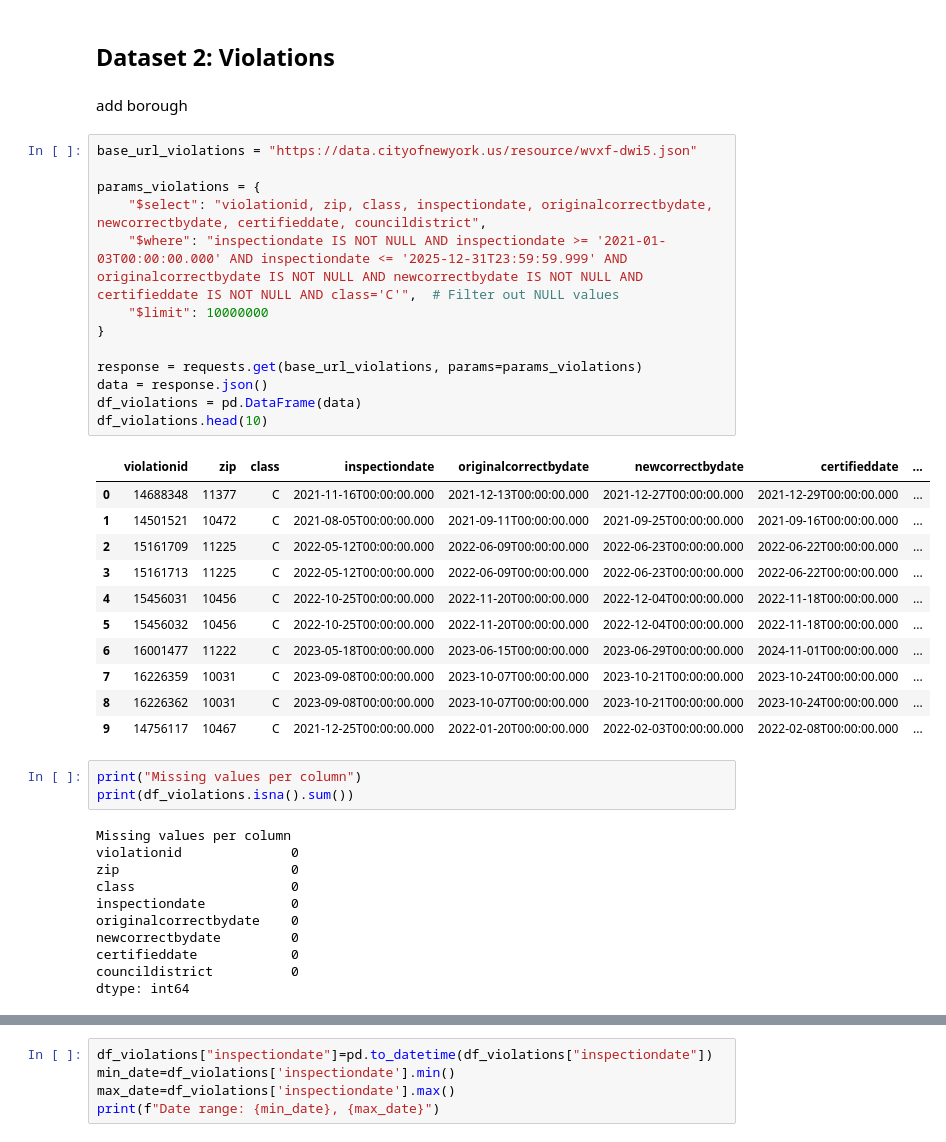
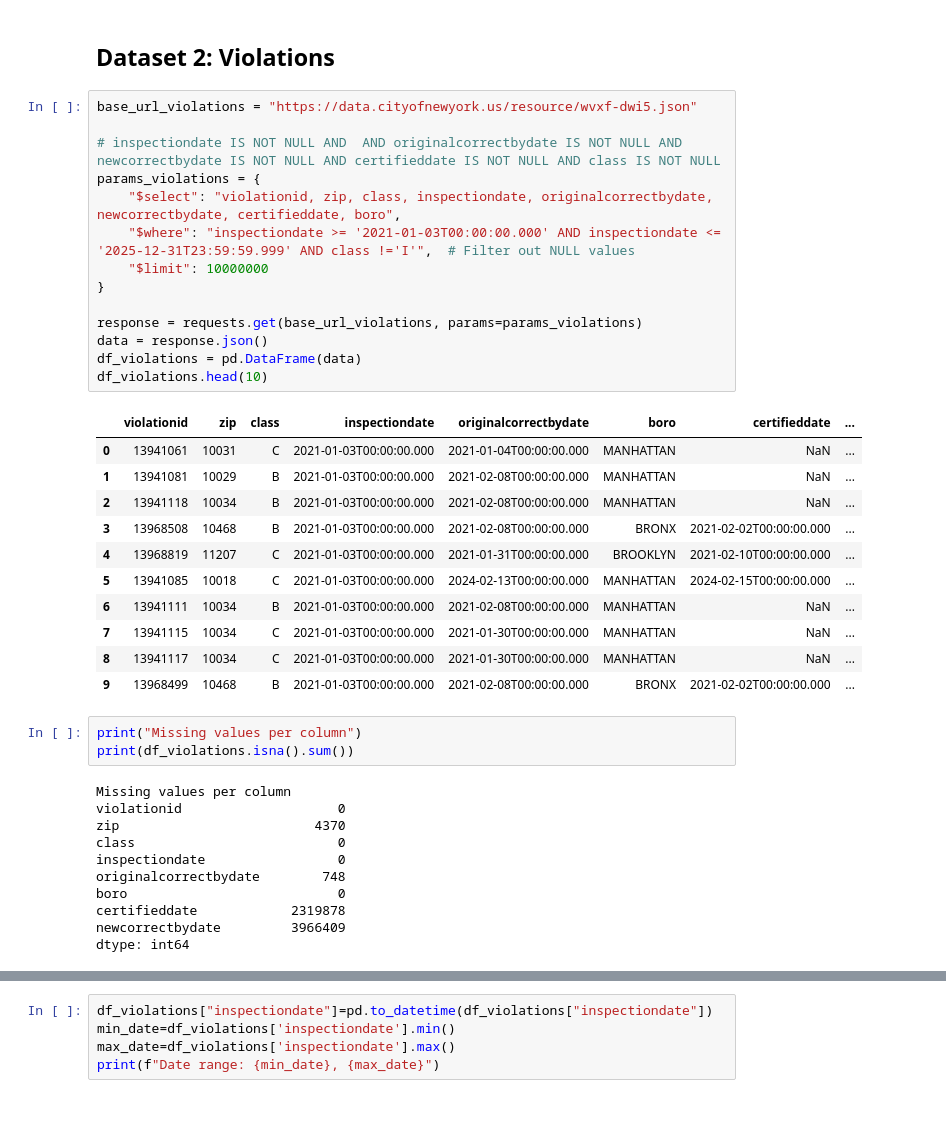
Before and after one commit to mariatmvendas/sdata_project, a Jupyter notebook: build_datasets.ipynb, the cells around one changed output, grey strips where cells are left out. Drawn from its saved outputs; the diff is of its cells as text; blank space fills up the shorter version.

Commit message:
started violations

```diff
--- a/build_datasets.ipynb
+++ b/build_datasets.ipynb
@@ -154,46 +154,45 @@ df_complaints_copy = df_complaints_copy.sort_values("created_date", ascending=Fa
 df_complaints_copy.to_csv('data/complaints20_25_original.csv', index=False)
 # %% [markdown]
 ## Dataset 2: Violations
-# %% [markdown]
-add borough
 # %%
 base_url_violations = "https://data.cityofnewyork.us/resource/wvxf-dwi5.json"
 
+# inspectiondate IS NOT NULL AND  AND originalcorrectbydate IS NOT NULL AND newcorrectbydate IS NOT NULL AND certifieddate IS NOT NULL AND class IS NOT NULL
 params_violations = {
-    "$select": "violationid, zip, class, inspectiondate, originalcorrectbydate, newcorrectbydate, certifieddate, councildistrict",
-    "$where": "inspectiondate IS NOT NULL AND inspectiondate >= '2021-01-03T00:00:00.000' AND inspectiondate <= '2025-12-31T23:59:59.999' AND originalcorrectbydate IS NOT NULL AND newcorrectbydate IS NOT NULL AND certifieddate IS NOT NULL AND class='C'",  # Filter out NULL values
+    "$select": "violationid, zip, class, inspectiondate, originalcorrectbydate, newcorrectbydate, certifieddate, boro",
+    "$where": "inspectiondate >= '2021-01-03T00:00:00.000' AND inspectiondate <= '2025-12-31T23:59:59.999' AND class !='I'",  # Filter out NULL values
     "$limit": 10000000
 }
 
 response = requests.get(base_url_violations, params=params_violations)
 data = response.json()
 df_violations = pd.DataFrame(data)
 df_violations.head(10)
 # %% [output]
-|  | violationid | zip | class | inspectiondate | originalcorrectbydate | newcorrectbydate | certifieddate | ... |
-| 0 | 14688348 | 11377 | C | 2021-11-16T00:00:00.000 | 2021-12-13T00:00:00.000 | 2021-12-27T00:00:00.000 | 2021-12-29T00:00:00.000 | ... |
-| 1 | 14501521 | 10472 | C | 2021-08-05T00:00:00.000 | 2021-09-11T00:00:00.000 | 2021-09-25T00:00:00.000 | 2021-09-16T00:00:00.000 | ... |
-| 2 | 15161709 | 11225 | C | 2022-05-12T00:00:00.000 | 2022-06-09T00:00:00.000 | 2022-06-23T00:00:00.000 | 2022-06-22T00:00:00.000 | ... |
-| 3 | 15161713 | 11225 | C | 2022-05-12T00:00:00.000 | 2022-06-09T00:00:00.000 | 2022-06-23T00:00:00.000 | 2022-06-22T00:00:00.000 | ... |
-| 4 | 15456031 | 10456 | C | 2022-10-25T00:00:00.000 | 2022-11-20T00:00:00.000 | 2022-12-04T00:00:00.000 | 2022-11-18T00:00:00.000 | ... |
-| 5 | 15456032 | 10456 | C | 2022-10-25T00:00:00.000 | 2022-11-20T00:00:00.000 | 2022-12-04T00:00:00.000 | 2022-11-18T00:00:00.000 | ... |
-| 6 | 16001477 | 11222 | C | 2023-05-18T00:00:00.000 | 2023-06-15T00:00:00.000 | 2023-06-29T00:00:00.000 | 2024-11-01T00:00:00.000 | ... |
-| 7 | 16226359 | 10031 | C | 2023-09-08T00:00:00.000 | 2023-10-07T00:00:00.000 | 2023-10-21T00:00:00.000 | 2023-10-24T00:00:00.000 | ... |
-| 8 | 16226362 | 10031 | C | 2023-09-08T00:00:00.000 | 2023-10-07T00:00:00.000 | 2023-10-21T00:00:00.000 | 2023-10-24T00:00:00.000 | ... |
-| 9 | 14756117 | 10467 | C | 2021-12-25T00:00:00.000 | 2022-01-20T00:00:00.000 | 2022-02-03T00:00:00.000 | 2022-02-08T00:00:00.000 | ... |
+|  | violationid | zip | class | inspectiondate | originalcorrectbydate | boro | certifieddate | ... |
+| 0 | 13941061 | 10031 | C | 2021-01-03T00:00:00.000 | 2021-01-04T00:00:00.000 | MANHATTAN | NaN | ... |
+| 1 | 13941081 | 10029 | B | 2021-01-03T00:00:00.000 | 2021-02-08T00:00:00.000 | MANHATTAN | NaN | ... |
+| 2 | 13941118 | 10034 | B | 2021-01-03T00:00:00.000 | 2021-02-08T00:00:00.000 | MANHATTAN | NaN | ... |
+| 3 | 13968508 | 10468 | B | 2021-01-03T00:00:00.000 | 2021-02-08T00:00:00.000 | BRONX | 2021-02-02T00:00:00.000 | ... |
+| 4 | 13968819 | 11207 | C | 2021-01-03T00:00:00.000 | 2021-01-31T00:00:00.000 | BROOKLYN | 2021-02-10T00:00:00.000 | ... |
+| 5 | 13941085 | 10018 | C | 2021-01-03T00:00:00.000 | 2024-02-13T00:00:00.000 | MANHATTAN | 2024-02-15T00:00:00.000 | ... |
+| 6 | 13941111 | 10034 | B | 2021-01-03T00:00:00.000 | 2021-02-08T00:00:00.000 | MANHATTAN | NaN | ... |
+| 7 | 13941115 | 10034 | C | 2021-01-03T00:00:00.000 | 2021-01-30T00:00:00.000 | MANHATTAN | NaN | ... |
+| 8 | 13941117 | 10034 | C | 2021-01-03T00:00:00.000 | 2021-01-30T00:00:00.000 | MANHATTAN | NaN | ... |
+| 9 | 13968499 | 10468 | B | 2021-01-03T00:00:00.000 | 2021-02-08T00:00:00.000 | BRONX | 2021-02-02T00:00:00.000 | ... |
 # %%
 print("Missing values per column")
 print(df_violations.isna().sum())
 # %% [output]
 Missing values per column
-violationid              0
-zip                      0
-class                    0
-inspectiondate           0
-originalcorrectbydate    0
-newcorrectbydate         0
-certifieddate            0
-councildistrict          0
+violationid                    0
+zip                         4370
+class                          0
+inspectiondate                 0
+originalcorrectbydate        748
+boro                           0
+certifieddate            2319878
+newcorrectbydate         3966409
 dtype: int64
 # %%
 print(f"Number of observations: {len(df_violations)}")
```
Also changed, not shown: parts of 1 cell of this notebook, 2 other files.
